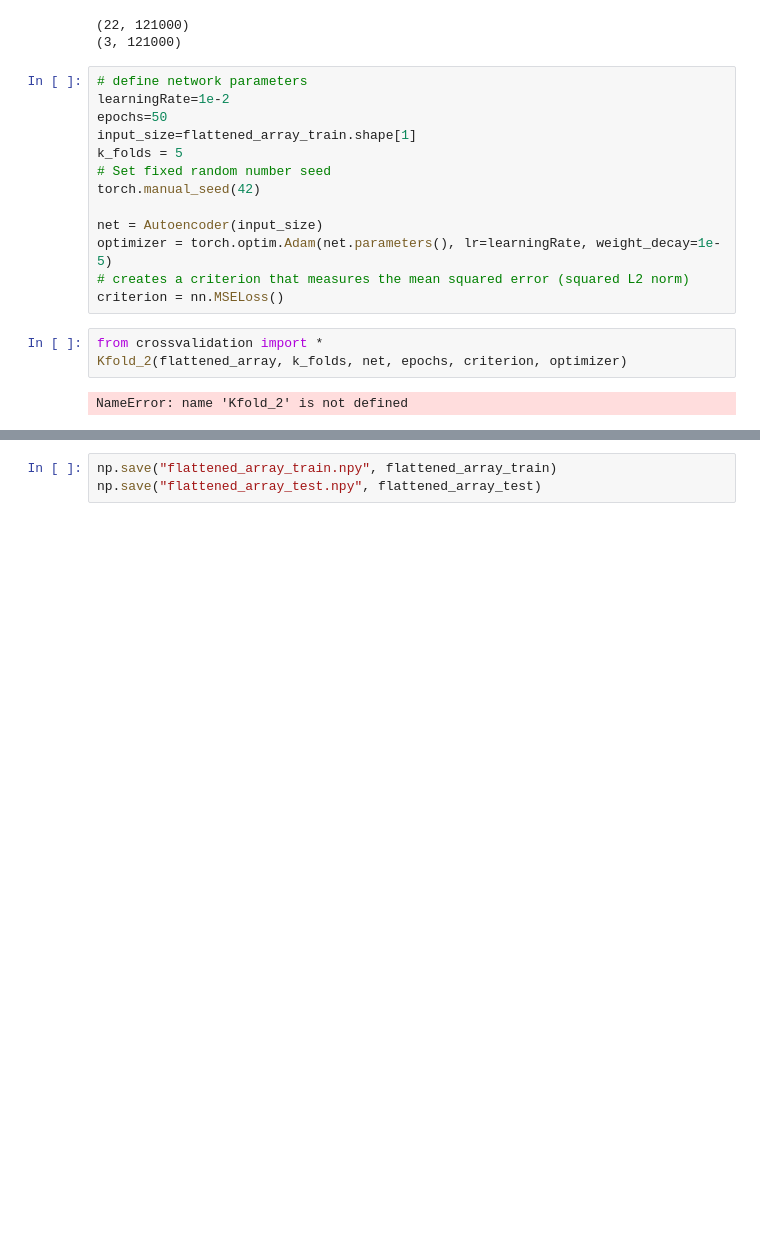
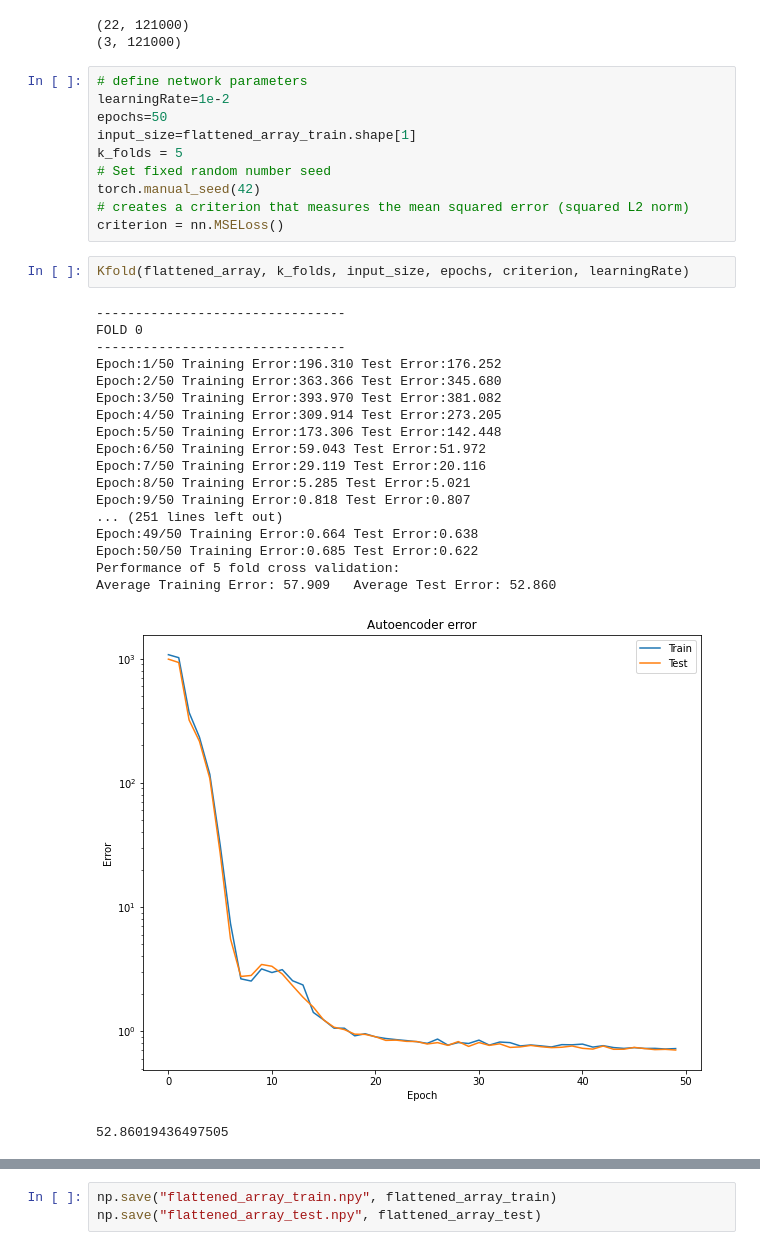
Before and after one commit to CS-433/ml-project-2-thevipers2, a Jupyter notebook: main.ipynb, the cells around one changed output, grey strips where cells are left out. Cells and saved outputs as stored; diff of their text form; blank space fills up the shorter version.

Commit message:
kfold

```diff
--- a/main.ipynb
+++ b/main.ipynb
@@ -197,13 +194,27 @@ input_size=flattened_array_train.shape[1]
 k_folds = 5
 # Set fixed random number seed
 torch.manual_seed(42)
-
-net = Autoencoder(input_size)
-optimizer = torch.optim.Adam(net.parameters(), lr=learningRate, weight_decay=1e-5)
 # creates a criterion that measures the mean squared error (squared L2 norm)
 criterion = nn.MSELoss()
 # %%
-from crossvalidation import *
-Kfold_2(flattened_array, k_folds, net, epochs, criterion, optimizer)
+Kfold(flattened_array, k_folds, input_size, epochs, criterion, learningRate)
 # %% [output]
-NameError: name 'Kfold_2' is not defined
+--------------------------------
+FOLD 0
+--------------------------------
+Epoch:1/50 Training Error:196.310 Test Error:176.252
+Epoch:2/50 Training Error:363.366 Test Error:345.680
+Epoch:3/50 Training Error:393.970 Test Error:381.082
+Epoch:4/50 Training Error:309.914 Test Error:273.205
+Epoch:5/50 Training Error:173.306 Test Error:142.448
+Epoch:6/50 Training Error:59.043 Test Error:51.972
+Epoch:7/50 Training Error:29.119 Test Error:20.116
+Epoch:8/50 Training Error:5.285 Test Error:5.021
+Epoch:9/50 Training Error:0.818 Test Error:0.807
+... (251 lines left out)
+Epoch:49/50 Training Error:0.664 Test Error:0.638
+Epoch:50/50 Training Error:0.685 Test Error:0.622
+Performance of 5 fold cross validation:
+Average Training Error: 57.909   Average Test Error: 52.860
+[figure, added]
+52.86019436497505
```
Also changed, not shown: parts of 4 cells of this notebook, 2 other files.
